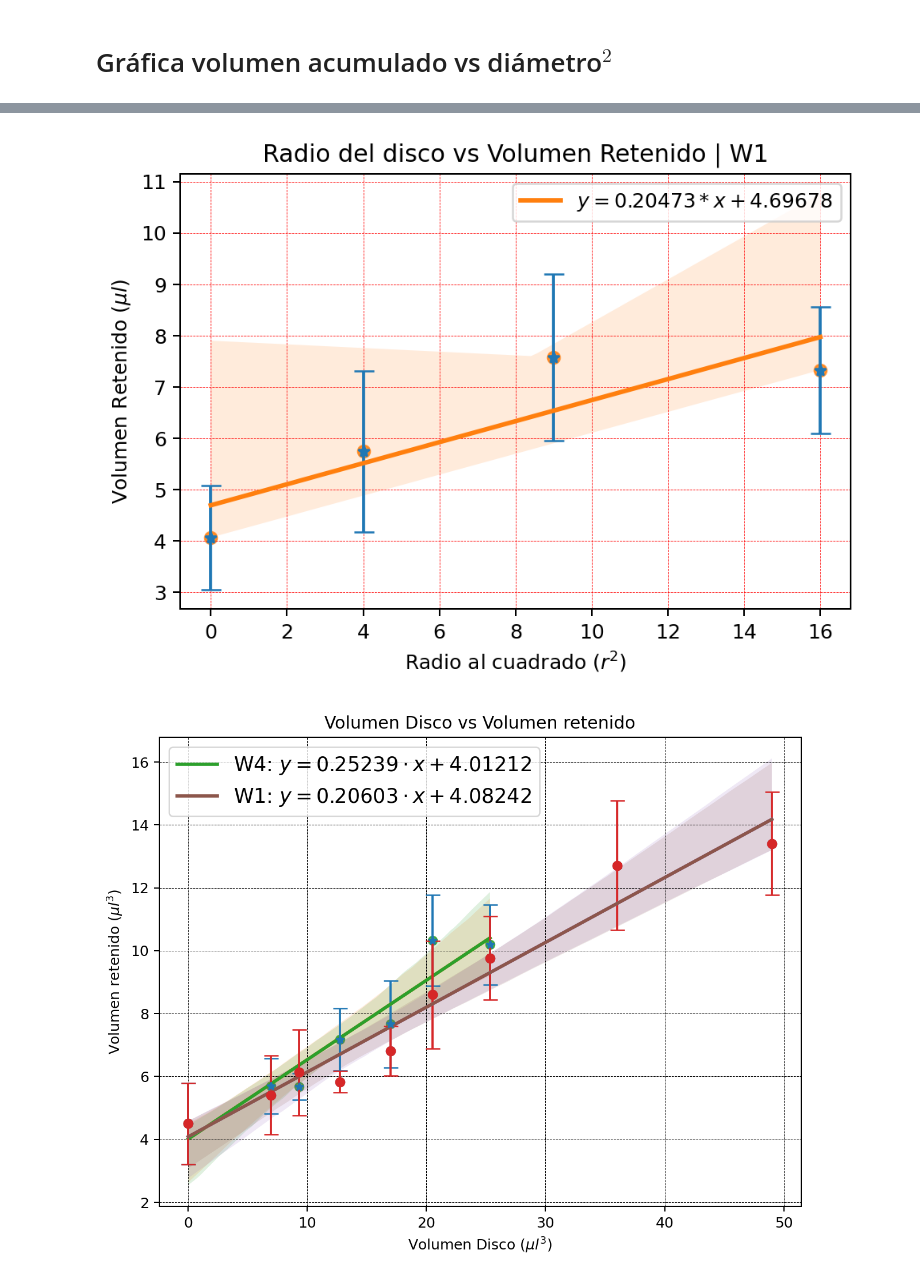
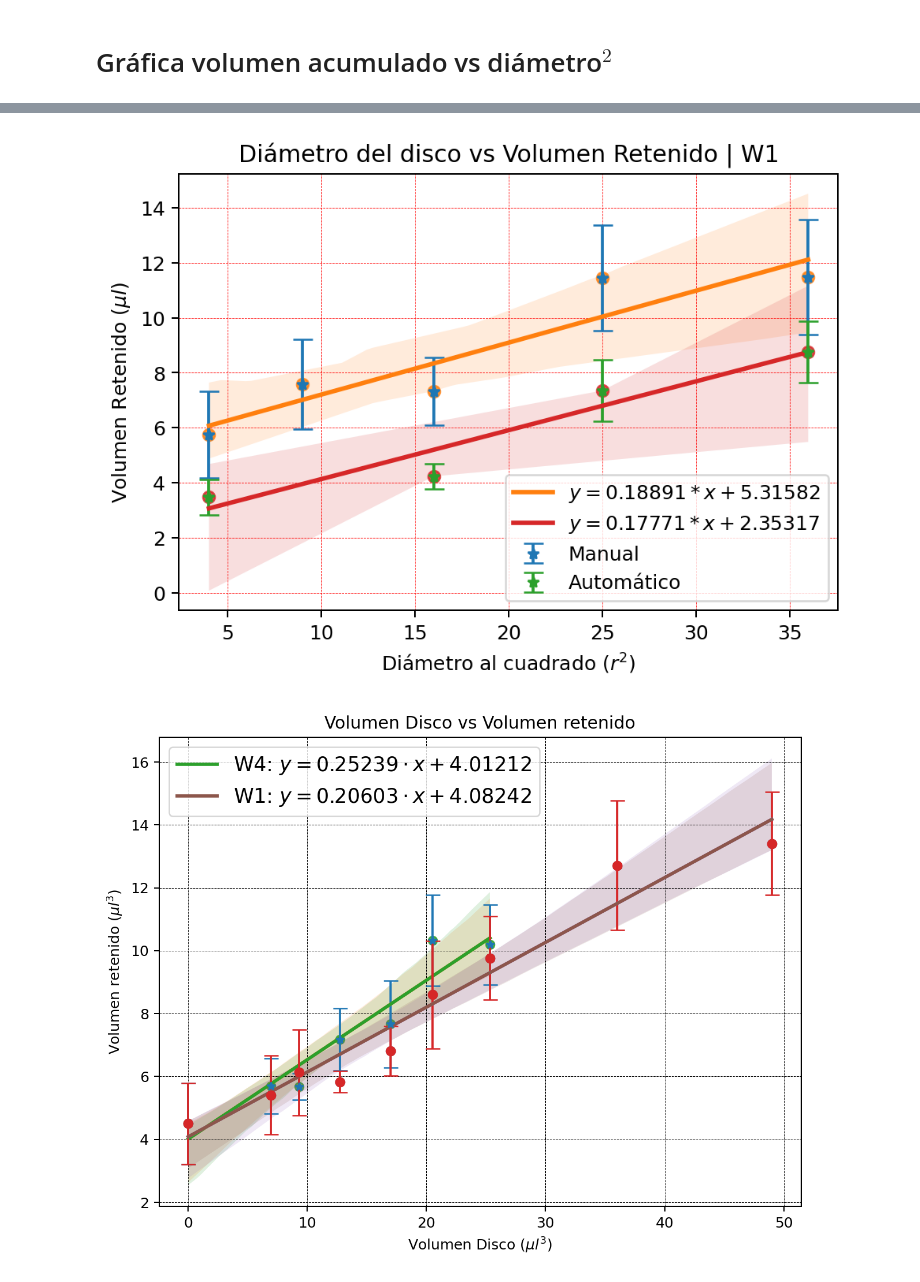
Before and after one commit to And2300/Trash, a Jupyter notebook: Experimento4_papel.ipynb, the cells around one changed output, grey strips where cells are left out. Cells and saved outputs as stored; diff of their text form; code cells hidden in the pictures.

```diff
--- a/Experimento4_papel.ipynb
+++ b/Experimento4_papel.ipynb
@@ -106,3 +116,9 @@ listasd2 = [2.6767,2.6769,2.6785,2.6740,2.6764,2.6783,2.6763,2.6767,2.6764,2.677
+# %%
+listad5SM = [2.7811,2.7812,2.7830,2.7824,2.7811,2.7791,2.7859,2.7829,2.7858,2.7792]
+listad5MM = [2.7921,2.7938,2.7918,2.7956,2.7928,2.7916,2.7963,2.7965,2.7933,2.7923]
+
+listad5SA = [2.7790,2.7875,2.7802,2.7916,2.7887,2.7887,2.7851,2.7839,2.7830,2.7859]
+listad5MA = [2.7837,2.7950,2.7880,2.7992,2.7964,2.7957,2.7944,2.7920,2.7895,2.7932]
 # %% [markdown]
 ## Con Disco 4mm
 # %%
@@ -134,10 +150,12 @@ listad2MA = [2.7907,2.7944,2.7873,2.7865,2.7947,2.7946,2.7903,2.7934,2.7920]
 discoD1 = [2]#[2.584,2.715,2.588,2.700,2.682,2.590,2.601]
 discoD2 = [3]#[3.099,2.981,3.115,2.946,3.040,3.115]
 discoD3 = [4]#[3.673,3.487,3.612,3.516,3.591,3.521]
+discoD4 = [5]
+discoD5 = [6]
 
-discos = [0,discoD1,discoD2,discoD3]#,discoD4,discoD5,discoD6,discoD7,discoD8]
+discos = [discoD1,discoD2,discoD3,discoD4,discoD5]#,discoD6,discoD7,discoD8]
           #discoD7,discoD8]
-discosA = [0,2,4]#,discoD4,discoD5,discoD6,discoD7,discoD8]
+discosA = [2,4,5,6]#,discoD4,discoD5,discoD6,discoD7,discoD8]
           #discoD7,discoD8]
 # %%
 mediasDisco = []
@@ -168,17 +186,21 @@ def lmil(listaxx):
   return lista1000
 # %%
 listasM = [
-    (lmil(listasd2), lmil(listasd1)),
+    #(lmil(listasd2), lmil(listasd1)),
     (lmil(listad2MM), lmil(listad2SM)),
     (lmil(listad3MM), lmil(listad3SM)),
-    (lmil(listad4MM), lmil(listad4SM))
+    (lmil(listad4MM), lmil(listad4SM)),
+    (lmil(listad5MM), lmil(listad5SM)),
+    (lmil(listad6MM), lmil(listad6SM)),
 ]
 
 listasA = [
-    (lmil(listasd2), lmil(listasd1)),
+    #(lmil(listasd2), lmil(listasd1)),
     (lmil(listad2MA), lmil(listad2SA)),
     #(lmil(listad3MA), lmil(listad3SA)),
-    (lmil(listad4MA), lmil(listad4SA))
+    (lmil(listad4MA), lmil(listad4SA)),
+    (lmil(listad5MA), lmil(listad5SA)),
+    (lmil(listad6MA), lmil(listad6SA))
 ] #en mililitros
 # %%
 mediasvolM, desviacionesvolM = med_std_lis(listasM)
@@ -220,21 +238,27 @@ plt.show()
 # %%
 fig, ax = plt.subplots(figsize=(6,4), dpi=180)
 
+#manual
 mediasDiscoCuad = [x**2 for x in mediasDisco]
-ax.errorbar(mediasDiscoCuad, mediasvol, yerr=desviacionesvol, fmt='*', capsize=5)
+ax.errorbar(mediasDiscoCuad, mediasvolM, yerr=desviacionesvolM, fmt='*', capsize=5, label='Manual')
+slope, intercept, r_value, pv, se = stats.linregress(mediasDiscoCuad, mediasvolM)
+sns.regplot(x=mediasDiscoCuad, y=mediasvolM, line_kws={'label':'$y=%3.7s*x+%3.7s$'%(slope, intercept)})
 
-slope, intercept, r_value, pv, se = stats.linregress(mediasDiscoCuad, mediasvol)
-sns.regplot(x=mediasDiscoCuad, y=mediasvol, line_kws={'label':'$y=%3.7s*x+%3.7s$'%(slope, intercept)})
+#automático
+mediasDiscoCuadA = [x**2 for x in discosA]
+ax.errorbar(mediasDiscoCuadA, mediasvolA, yerr=desviacionesvolA, fmt='*', capsize=5, label='Automático')
+slope, intercept, r_value, pv, se = stats.linregress(mediasDiscoCuadA, mediasvolA)
+sns.regplot(x=mediasDiscoCuadA, y=mediasvolA, line_kws={'label':'$y=%3.7s*x+%3.7s$'%(slope, intercept)})
 
-ax.set_xlabel('Radio al cuadrado ($r^2$)')
+ax.set_xlabel('Diámetro al cuadrado ($r^2$)')
 ax.set_ylabel('Volumen Retenido ($\mu l$)')
-ax.set_title('Radio del disco vs Volumen Retenido | W1')
+ax.set_title('Diámetro del disco vs Volumen Retenido | W1')
 ax.grid(color='r', linestyle='--', linewidth=0.3)
 
 plt.legend()
 plt.show()
 # %% [output]
-[figure, old version]
+[figure, new version]
 # %%
 #datos whatman 1
 mediasDiscoW1 = [0.0, 2.6371, 3.0493, 3.5667, 4.1213, 4.5264, 5.0334, 6.0, 7.0]
```
Also changed, not shown: parts of 7 cells of this notebook.
